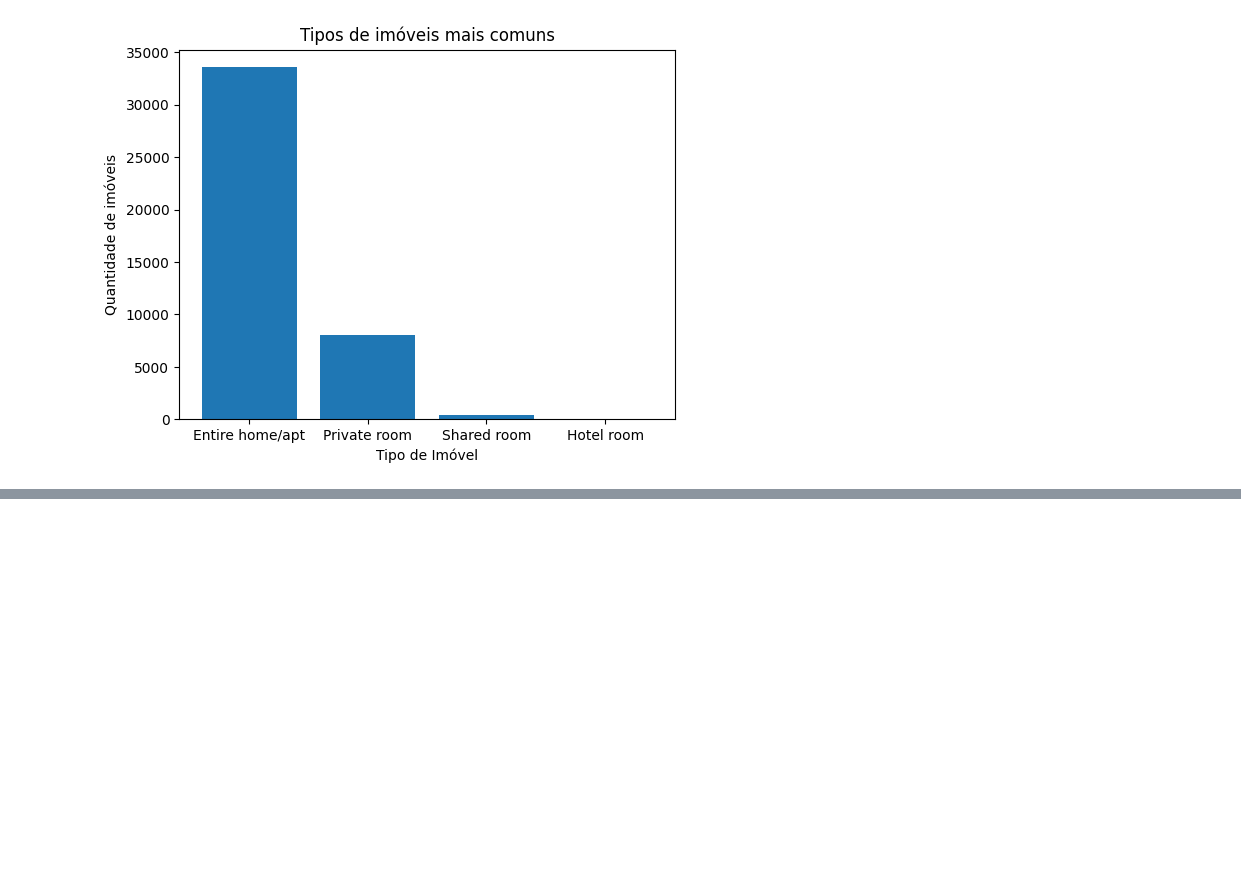
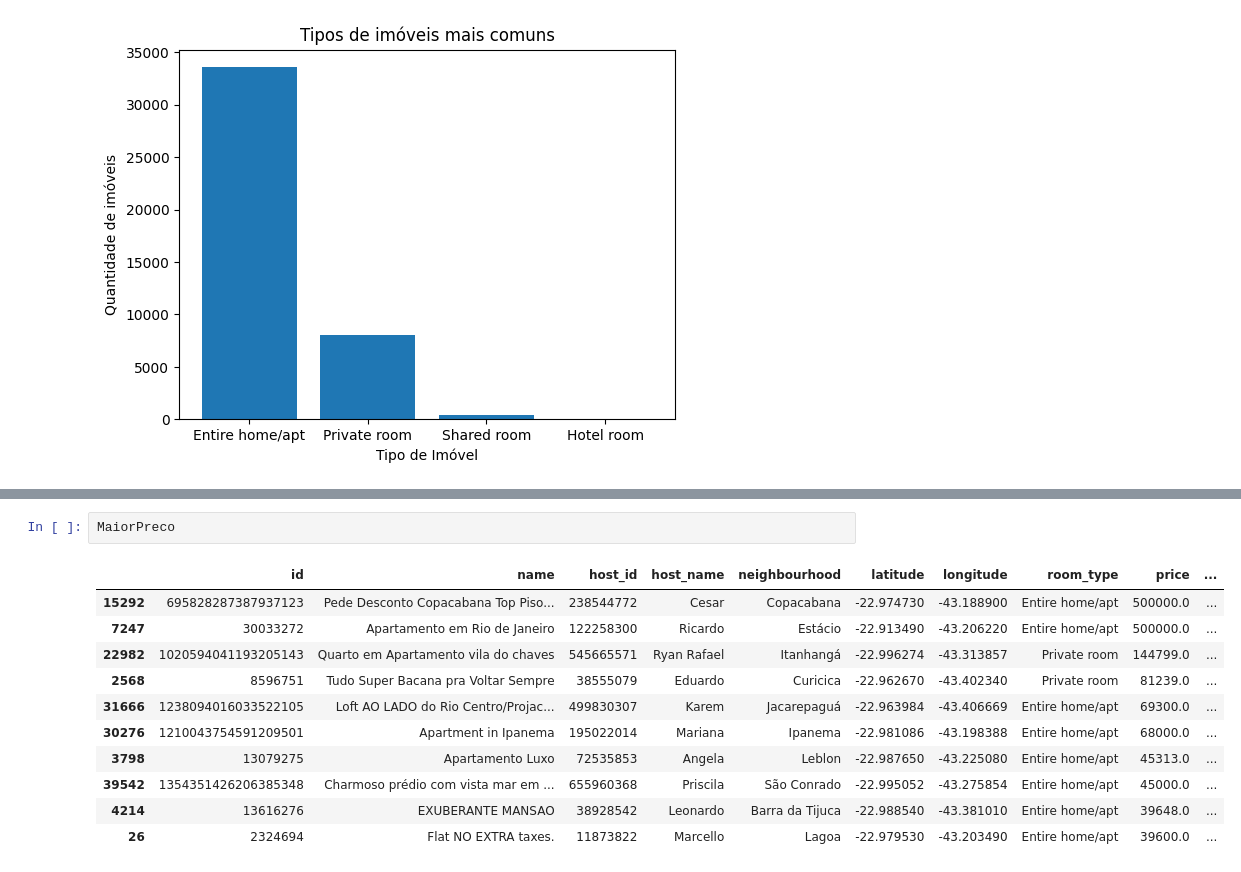
Before and after one commit to jailtonmonteiro/analise-airbnb, a Jupyter notebook: notebooks/1-limpeza-tratamento.ipynb, the cells around one changed output, grey strips where cells are left out. Saved outputs shown, nothing was run; the diff lists cells and outputs as text; blank space fills up the shorter version.

```diff
--- a/notebooks/1-limpeza-tratamento.ipynb
+++ b/notebooks/1-limpeza-tratamento.ipynb
@@ -193,0 +184,14 @@ df.loc[df['price'] > 5000]
+# %%
+MaiorPreco
+# %% [output]
+|  | id | name | host_id | host_name | neighbourhood | latitude | longitude | room_type | price | ... |
+| 15292 | 695828287387937123 | Pede Desconto Copacabana Top Piso... | 238544772 | Cesar | Copacabana | -22.974730 | -43.188900 | Entire home/apt | 500000.0 | ... |
+| 7247 | 30033272 | Apartamento em Rio de Janeiro | 122258300 | Ricardo | Estácio | -22.913490 | -43.206220 | Entire home/apt | 500000.0 | ... |
+| 22982 | 1020594041193205143 | Quarto em Apartamento vila do chaves | 545665571 | Ryan Rafael | Itanhangá | -22.996274 | -43.313857 | Private room | 144799.0 | ... |
+| 2568 | 8596751 | Tudo Super Bacana pra Voltar Sempre | 38555079 | Eduardo | Curicica | -22.962670 | -43.402340 | Private room | 81239.0 | ... |
+| 31666 | 1238094016033522105 | Loft AO LADO do Rio Centro/Projac... | 499830307 | Karem | Jacarepaguá | -22.963984 | -43.406669 | Entire home/apt | 69300.0 | ... |
+| 30276 | 1210043754591209501 | Apartment in Ipanema | 195022014 | Mariana | Ipanema | -22.981086 | -43.198388 | Entire home/apt | 68000.0 | ... |
+| 3798 | 13079275 | Apartamento Luxo | 72535853 | Angela | Leblon | -22.987650 | -43.225080 | Entire home/apt | 45313.0 | ... |
+| 39542 | 1354351426206385348 | Charmoso prédio com vista mar em ... | 655960368 | Priscila | São Conrado | -22.995052 | -43.275854 | Entire home/apt | 45000.0 | ... |
+| 4214 | 13616276 | EXUBERANTE MANSAO | 38928542 | Leonardo | Barra da Tijuca | -22.988540 | -43.381010 | Entire home/apt | 39648.0 | ... |
+| 26 | 2324694 | Flat NO EXTRA taxes. | 11873822 | Marcello | Lagoa | -22.979530 | -43.203490 | Entire home/apt | 39600.0 | ... |
```
Also changed, not shown: parts of 4 cells of this notebook, 3 other files.
